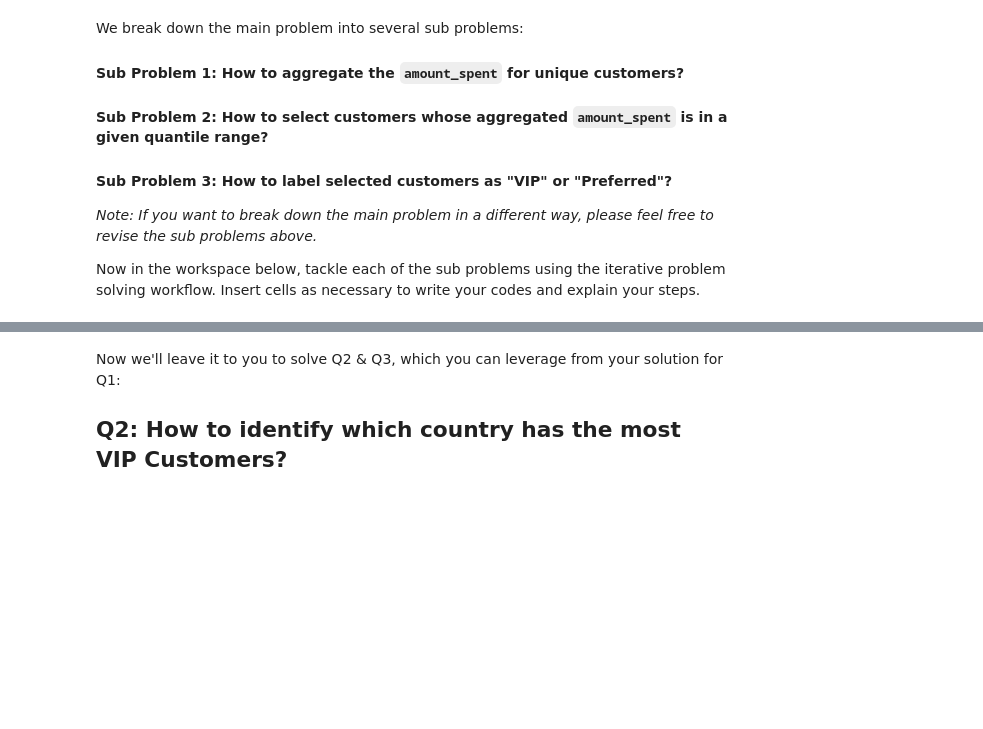
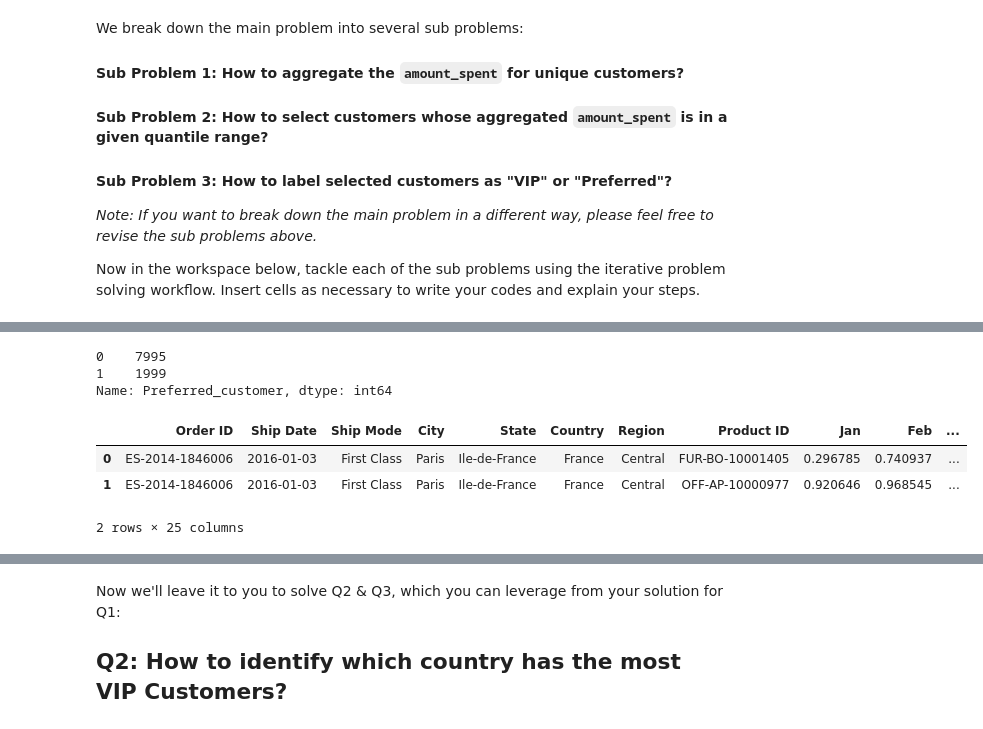
Before and after one commit to joangali1997/lab-dataframe-calculations, a Jupyter notebook: your-code/challenge-3_Solution.ipynb, the cells around one changed output, grey strips where cells are left out. Cells and saved outputs as stored; diff of their text form; code cells hidden in the pictures; blank space fills up the shorter version.

```diff
--- a/your-code/challenge-3_Solution.ipynb
+++ b/your-code/challenge-3_Solution.ipynb
@@ -51,0 +150,25 @@ Now in the workspace below, tackle each of the sub problems using the iterative
+# %%
+# For the Preferred Customers (between the 75th-95th percentile), I will directly define a function
+
+# 95th percentile = 7.652715
+# 75th percentile = 6.699833
+
+def amountspent(x):
+    if (x >= 6.699833) and (x < 7.652715):
+        return 1
+    else:
+        return 0
+# %%
+# Creating 'Preferred customers' column
+# Applying the function to the new columns
+orders['Preferred_customer'] = list(map(amountspent, orders['amount_spent']))
+print(orders['Preferred_customer'].value_counts())
+orders.head(2)
+# %% [output]
+0    7995
+1    1999
+Name: Preferred_customer, dtype: int64
+|  | Order ID | Ship Date | Ship Mode | City | State | Country | Region | Product ID | Jan | Feb | ... |
+| 0 | ES-2014-1846006 | 2016-01-03 | First Class | Paris | Ile-de-France | France | Central | FUR-BO-10001405 | 0.296785 | 0.740937 | ... |
+| 1 | ES-2014-1846006 | 2016-01-03 | First Class | Paris | Ile-de-France | France | Central | OFF-AP-10000977 | 0.920646 | 0.968545 | ... |
+2 rows × 25 columns
```
Also changed, not shown: parts of 19 cells of this notebook.
